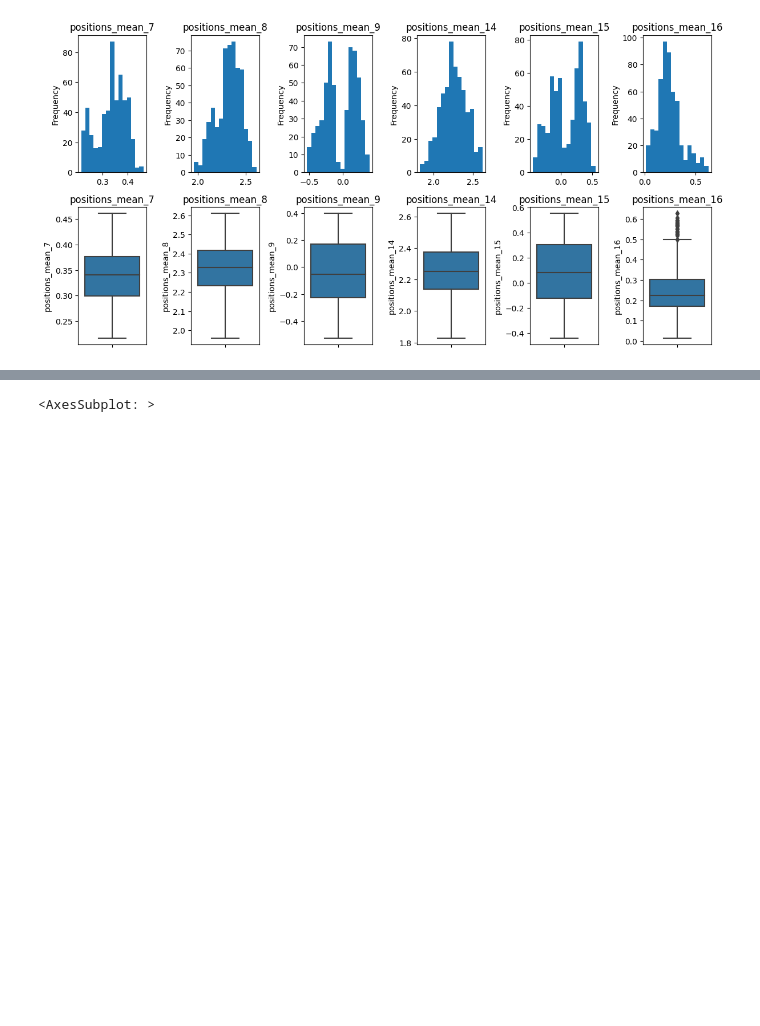
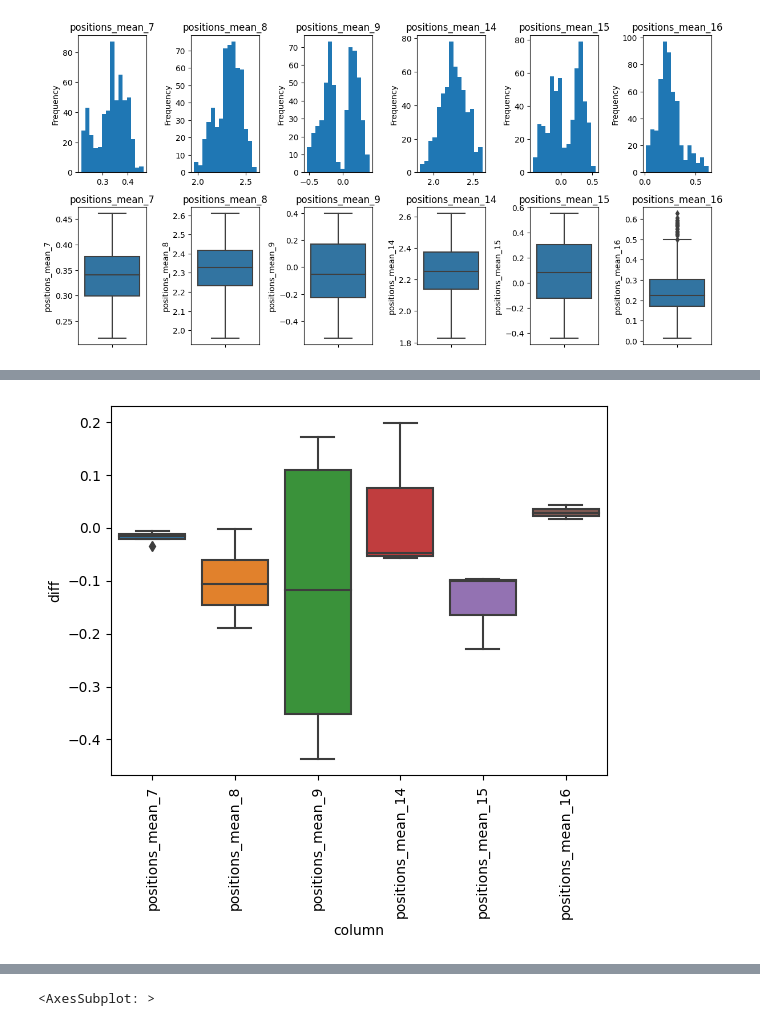
Before and after one commit to viktorparipas92/D7062E-projectgroup-10, a Jupyter notebook: Task1/KÅ/Task1.ipynb, the cells around one changed output, grey strips where cells are left out. Saved outputs shown, nothing was run; the diff lists cells and outputs as text; code cells hidden in the pictures; blank space fills up the shorter version.

```diff
--- a/Task1/KÅ/Task1.ipynb
+++ b/Task1/KÅ/Task1.ipynb
@@ -172,0 +239,9 @@ As we get further and starting fitting models, we can explore the effect of diff
+# %%
+# Let's look at how the difference is distributed for each column
+na_rows, na_cols = np.where(all_na_values)
+df_diffs_columns = pd.DataFrame({"diff" : diff, "column" : df_train.columns[na_cols]})
+
+ax = sns.boxplot( x="column", data=df_diffs_columns, y='diff')
+ax.set_xticklabels(ax.get_xticklabels(),rotation = 90);
+# %% [output]
+[figure, added]
```
Also changed, not shown: parts of 12 cells of this notebook.
